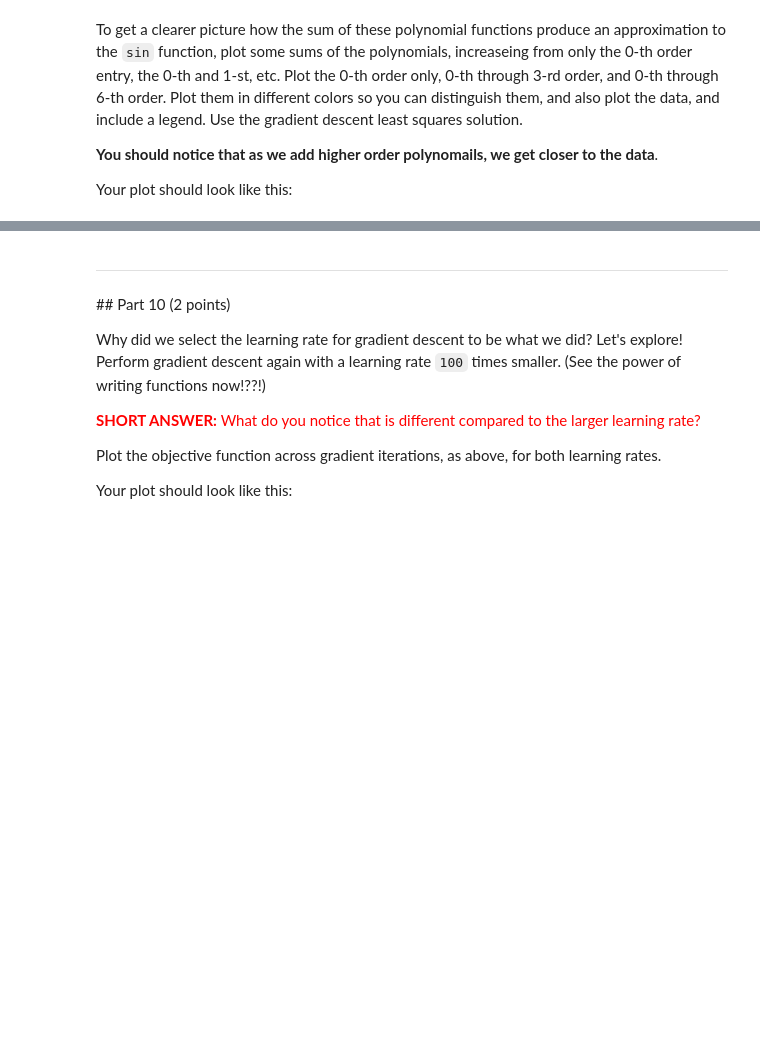
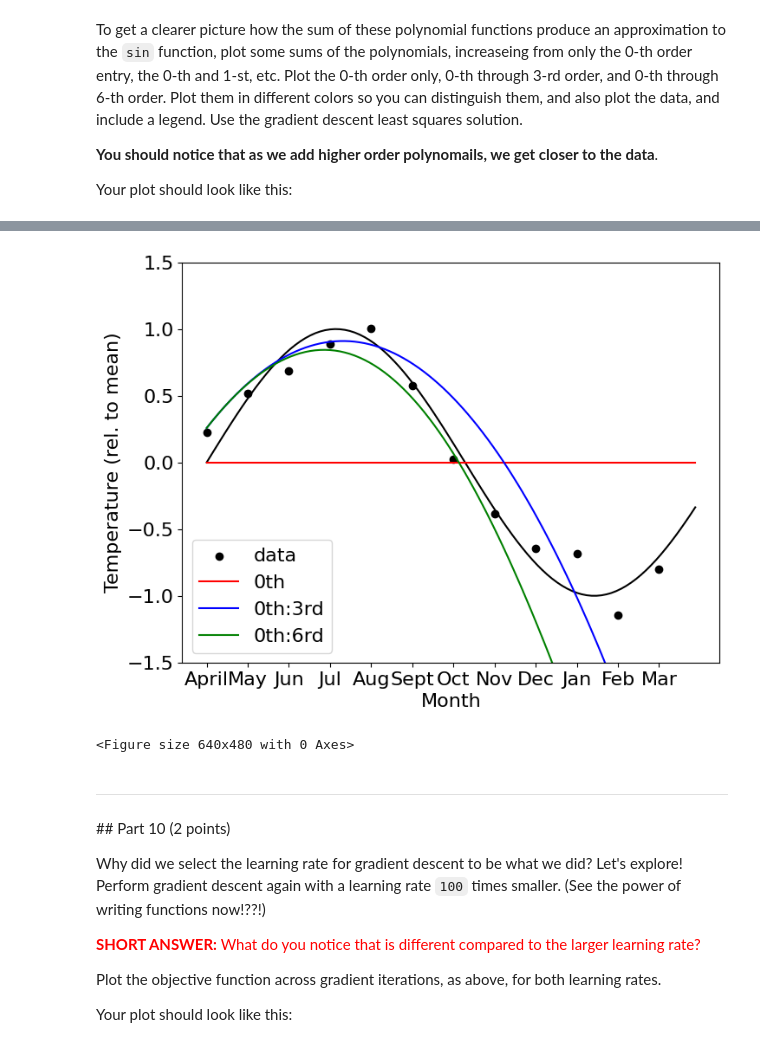
Before and after one commit to Urvi-M/BE559, a Jupyter notebook: Homework2_part1_v2.ipynb, the cells around one changed output, grey strips where cells are left out. Saved outputs shown, nothing was run; the diff lists cells and outputs as text; code cells hidden in the pictures; blank space fills up the shorter version.

```diff
--- a/Homework2_part1_v2.ipynb
+++ b/Homework2_part1_v2.ipynb
@@ -381,3 +380,46 @@ Your plot should look like this:
+# %%
+
+plt.figure(figsize=(8,6))
+
+plt.scatter(x,t,color='black',label='data')
+plt.plot(xplot,yplot,'k')
+yB=[]
+for o in xplot:
+  yb=0
+  for N in range(0):
+    yb+=B[N]*o**N
+  yB.append(yb)
+
+plt.plot(xplot,yB,'r',label='0th')
+yB=[]
+for o in xplot:
+  yb=0
+  for N in range(3):
+    yb+=B[N]*o**N
+  yB.append(yb)
+
+plt.plot(xplot,yB,'b',label='0th:3rd')
+
+yB=[]
+for o in xplot:
+  yb=0
+  for N in range(6):
+    yb+=B[N]*o**N
+  yB.append(yb)
+
+plt.plot(xplot,yB,'g',label='0th:6rd')
+
+plt.xlabel('Month')
+plt.ylabel('Temperature (rel. to mean)')
+label=('April','May','Jun','Jul','Aug','Sept','Oct','Nov','Dec','Jan','Feb','Mar')
+plt.xticks(x,label)
+plt.ylim([-1.5,1.5])
+plt.legend(loc='lower left')
+plt.show()
+plt.tight_layout()
+# %% [output]
+[figure, added]
+<Figure size 640x480 with 0 Axes>
 # %% [markdown]
 ---
 ## Part 10 (2 points)
```
Also changed, not shown: parts of 14 cells of this notebook.
